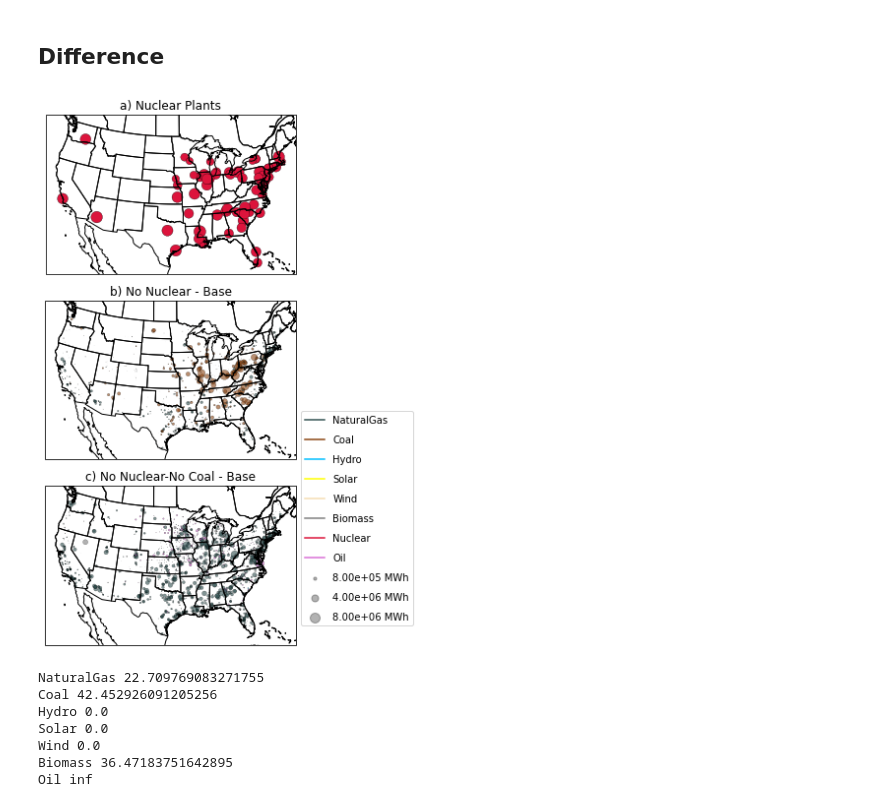
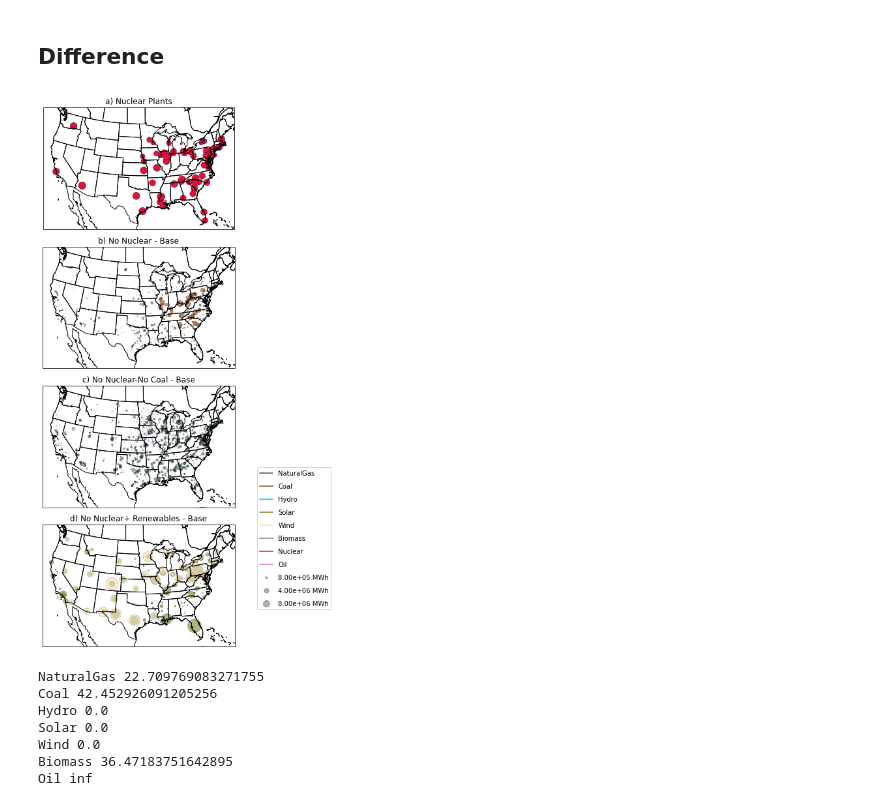
Before and after one commit to lfreese/us-ego, a Jupyter notebook: ego_nonuclear_project/1_emissions_map.ipynb, the cells around one changed output. Drawn from its saved outputs; the diff is of its cells as text; code cells hidden in the pictures.

Commit message:
updates for revisions, including renewables section

```diff
--- a/ego_nonuclear_project/1_emissions_map.ipynb
+++ b/ego_nonuclear_project/1_emissions_map.ipynb
@@ -79,6 +79,24 @@ df_nocoal['2016_365_23'] = df_nocoal['2016_365_22'].copy()
 col_list = list(gen.columns)
 col_list.append('2016_365_23')
 df_nocoal['total_gen'] = df_nocoal[col_list].sum(axis=1)
+# %%
+gen = feather.read_dataframe(f'../optimization_model/outputs/gen_no-nuclear_EIA_2030_renewables.feather')
+carac = pd.read_csv(f'../optimization_model/good_model_inputs/inputs_gen_no-nuclear_EIA_2030_renewables.csv')
+carac.loc[carac['FuelType'] == 'Pumps', 'FuelType'] = 'Hydro' #change pumps to hydro label
+# Clean columns name
+carac = carac.drop('Unnamed: 0', axis=1)
+
+# Merge
+df_renew = pd.concat((carac,gen), axis=1)
+df_renew['2016_365_23'] = df_renew['2016_365_22'].copy()
+
+col_list = list(gen.columns)
+col_list.append('2016_365_23')
+df_renew['total_gen'] = df_renew[col_list].sum(axis=1)
+
+df_renew.loc[(df_renew['FuelType'] == 'solar_generator'), 'FuelType'] = 'Solar'
+
+df_renew.loc[(df_renew['FuelType'] == 'wind_generator'), 'FuelType'] = 'Wind'
 # %%
 #total MW loss due to nuclear shut downs
 df_normal.loc[df_normal['FuelType'] == 'Nuclear']['Capacity'].sum()
@@ -87,13 +105,13 @@ df_normal.loc[df_normal['FuelType'] == 'Nuclear']['Capacity'].sum()
 # %%
 color_dict = {'NaturalGas':'darkslategrey', 'Biomass':'grey', 'Coal':'saddlebrown',
               'Hydro':'deepskyblue', 'Nuclear':'crimson', 'Oil':'orchid',
-             'Solar':'yellow', 'Wind':'wheat'}
+             'Solar':'olivedrab', 'Wind':'wheat'}
 # %% [markdown]
 # Plot
 # %% [markdown]
 ## Difference
 # %%
-fig = plt.figure(figsize=[15,8])
+fig = plt.figure(figsize=[20,12])
 mod_factor = 80000
 
 
@@ -106,7 +124,7 @@ fuel_type=df_normal.loc[(df_normal['FuelType'].isin(plants))].groupby(['ORISCode
 color_list = [color_dict[fuel] for fuel in fuel_type]
 
 ###### Create axes ######
-ax=fig.add_subplot(3,1,1, projection=ccrs.LambertConformal())
+ax=fig.add_subplot(4,1,1, projection=ccrs.LambertConformal())
 ax.coastlines()
 ax.add_feature(cfeat.STATES)
 ax.set_title('a) Nuclear Plants', fontsize = 12)
@@ -149,7 +167,7 @@ color_list = [color_dict[fuel] for fuel in fuel_type]
 
 
 ###### Create axes ######
-ax=fig.add_subplot(3,1,2, projection=ccrs.LambertConformal())
+ax=fig.add_subplot(4,1,2, projection=ccrs.LambertConformal())
 ax.coastlines()
 ax.add_feature(cfeat.STATES)
 ax.set_title('b) No Nuclear - Base', fontsize = 12)
@@ -176,42 +194,72 @@ color_list = [color_dict[fuel] for fuel in fuel_type]
 
 
 ###### Create axes ######
-ax=fig.add_subplot(3,1,3, projection=ccrs.LambertConformal())
+ax=fig.add_subplot(4,1,3, projection=ccrs.LambertConformal())
 ax.coastlines()
 ax.add_feature(cfeat.STATES)
 ax.set_title('c) No Nuclear-No Coal - Base', fontsize = 12)
 
 ###### plot #######
 #create lat and lon for observations
 lat_o = df_normal.loc[(df_normal['FuelType'].isin(plants))].groupby(['ORISCode']).first()['LAT']
 lon_o = df_normal.loc[(df_normal['FuelType'].isin(plants))].groupby(['ORISCode']).first()['LON']
 #color based on the fuel type
 fuel_type=df_normal.loc[(df_normal['FuelType'].isin(plants))].groupby(['ORISCode']).first()['FuelType']
 #size based on generation
 size=df_nocoal.loc[(df_nocoal['FuelType'].isin(plants))].groupby(['ORISCode']).mean()['total_gen']/mod_factor- df_normal.loc[(df_normal['FuelType'].isin(plants))].groupby(['ORISCode']).mean()['total_gen']/mod_factor
 #PCM parameters and plot for observations
 PCM_o=ax.scatter(lon_o, lat_o, c=color_list, s = size, transform=ccrs.PlateCarree(),linewidth=.3, marker = 'o', edgecolor = 'k',
                   alpha = .6)
 plt.tight_layout()
 
+###### Difference Plot ######
+plants = ['NaturalGas', 'Hydro','Solar','Wind', 'Biomass', 'Nuclear', 'Oil']
+df_extended_normal = df_normal.append(df_renew.loc[df_renew['ORISCode'] > 99999])
+df_extended_normal.loc[df_extended_normal['ORISCode'] > 99999, 'total_gen'] = 0
+
+fuel_type=df_extended_normal.loc[(df_extended_normal['FuelType'].isin(plants))].groupby(['ORISCode']).first()['FuelType']
+
+color_list = [color_dict[fuel] for fuel in fuel_type]
+
+
+###### Create axes ######
+ax=fig.add_subplot(4,1,4, projection=ccrs.LambertConformal())
+ax.coastlines()
+ax.add_feature(cfeat.STATES)
+ax.set_title('d) No Nuclear+ Renewables - Base', fontsize = 12)
+
+###### plot #######
+#create lat and lon for observations
+lat_o = df_extended_normal.loc[(df_extended_normal['FuelType'].isin(plants))].groupby(['ORISCode']).first()['LAT']
+lon_o = df_extended_normal.loc[(df_extended_normal['FuelType'].isin(plants))].groupby(['ORISCode']).first()['LON']
+#color based on the fuel type
+fuel_type=df_extended_normal.loc[(df_extended_normal['FuelType'].isin(plants))].groupby(['ORISCode']).first()['FuelType']
+#size based on generation
+size=df_renew.loc[(df_renew['FuelType'].isin(plants))].groupby(['ORISCode']).mean()['total_gen']/mod_factor- df_extended_normal.loc[(df_extended_normal['FuelType'].isin(plants))].groupby(['ORISCode']).mean()['total_gen']/mod_factor
+#PCM parameters and plot for observations
+PCM_o=ax.scatter(lon_o, lat_o, c=color_list, s = size, transform=ccrs.PlateCarree(),linewidth=.3, marker = 'o', edgecolor = 'k',
+                  alpha = .6)
+plt.tight_layout()
+
+
 ##### legend #######
 plants = ['NaturalGas','Coal', 'Hydro','Solar','Wind', 'Biomass', 'Nuclear', 'Oil']
 
 fuel_type=df_normal.loc[(df_normal['FuelType'].isin(plants))].groupby(['ORISCode']).first()['FuelType']
 
 color_list = [color_dict[fuel] for fuel in fuel_type]
 
 for key in plants:
     plt.plot([],[],label=key, color=color_dict[key])
 plt.legend();
 
 for size in [10, 50, 100]:
     plt.scatter([], [], c='k', alpha=0.3, s=size,
                 label="{:.2e}".format(size*mod_factor) + ' MWh')
-plt.legend(scatterpoints=1, frameon=True, labelspacing=1, bbox_to_anchor = (1.0,1.5));
-plt.savefig('./Figures/plants_difference.png', bbox_inches = 'tight', dpi = 150)
+plt.legend(scatterpoints=1, frameon=True, labelspacing=1, bbox_to_anchor = (1.1,1.5));
+plt.savefig('./Figures/plants_difference.pdf', bbox_inches = 'tight', dpi = 150)
 # %% [output]
-[figure, old version]
+[figure, new version]
 # %%
 #print the %change
 for plant in ['NaturalGas','Coal', 'Hydro','Solar','Wind', 'Biomass','Oil']:
```
Also changed, not shown: 19 other files.
